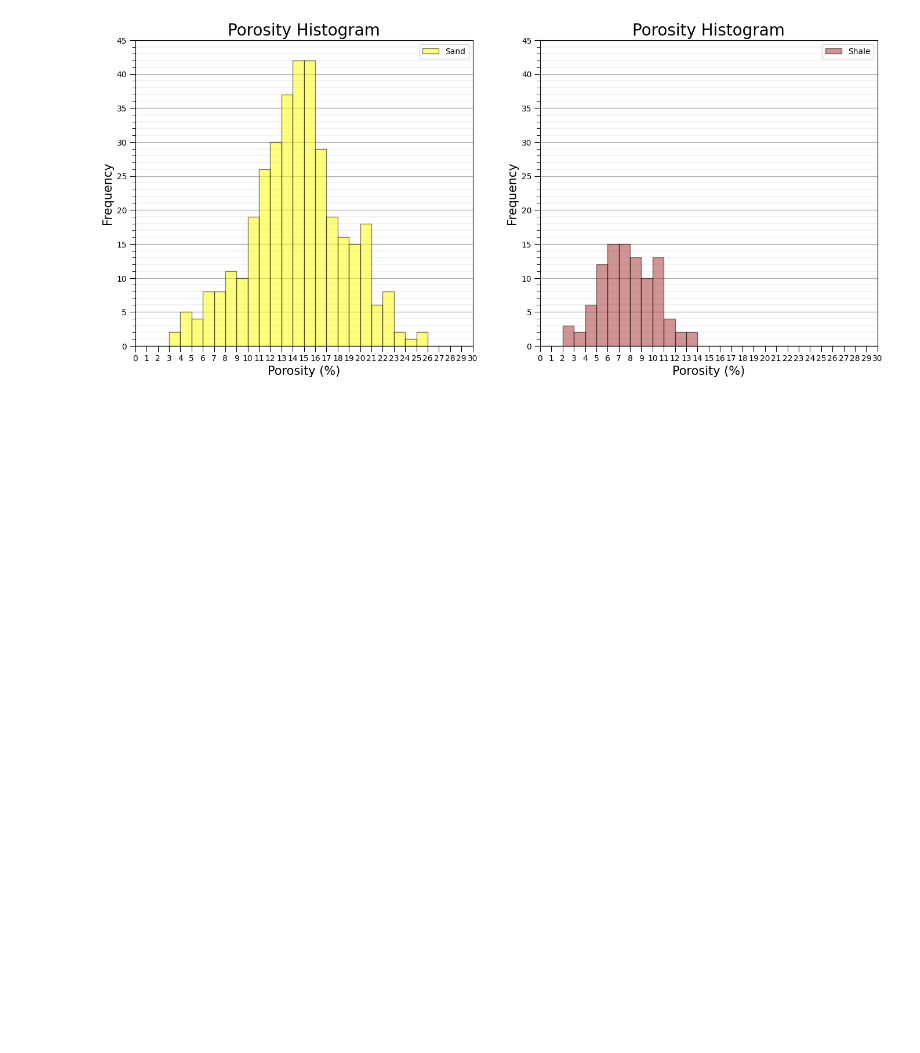
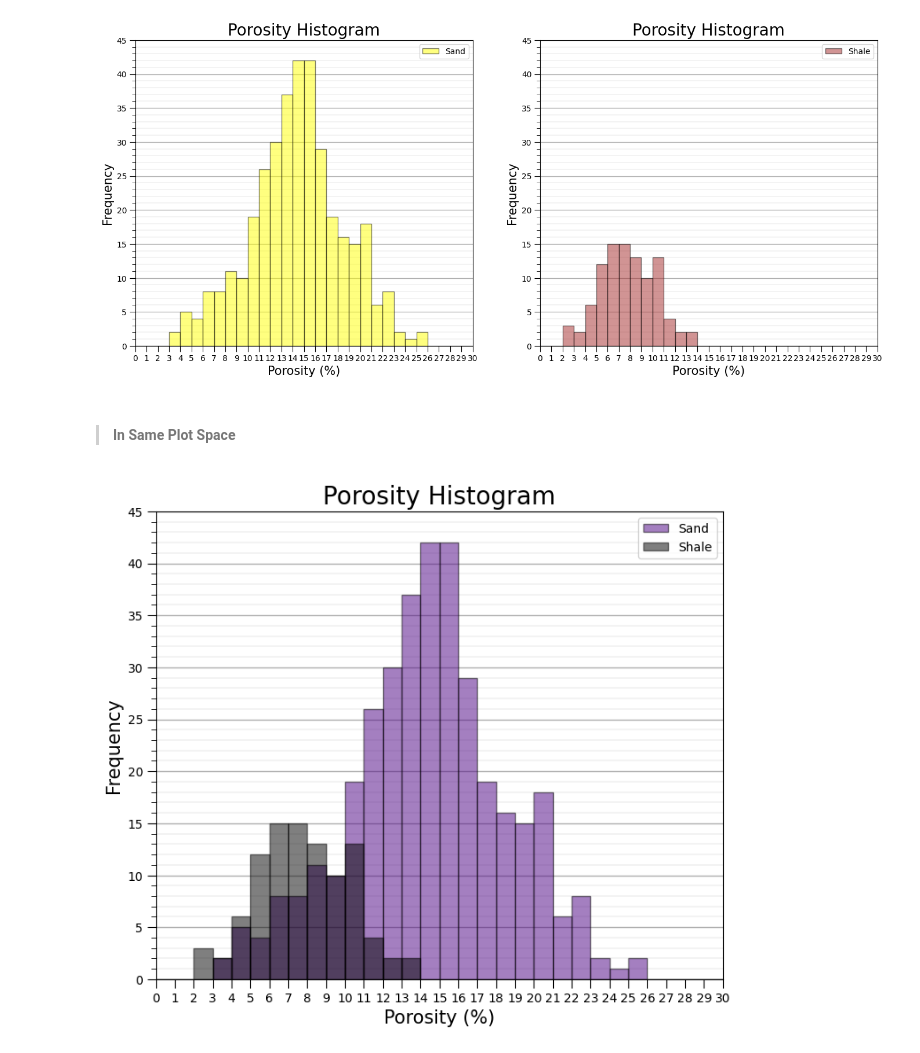
Before and after one commit to aaditya29/Quantitative-Finance-With-Python, a Jupyter notebook: 05-Data Science Basics/03-Univariate Data Visualisation/univariate.ipynb, the cells around one changed output. Saved outputs shown, nothing was run; the diff lists cells and outputs as text; code cells hidden in the pictures; blank space fills up the shorter version.

Commit message:
combining plot in same plot space

```diff
--- a/05-Data Science Basics/03-Univariate Data Visualisation/univariate.ipynb
+++ b/05-Data Science Basics/03-Univariate Data Visualisation/univariate.ipynb
@@ -271,3 +271,15 @@ plt.subplots_adjust(left=0.0, bottom=0.0, right=2.0, wspace=0.2, top=1.1)
 plt.show() # setting plot size
 # %% [output]
 [figure]
+# %% [markdown]
+> #### In Same Plot Space
+# %%
+plt.hist(x=sand, color='indigo', alpha=0.5, edgecolor='black',bins=np.linspace(0, 30, 31), label='Sand')  # improved histogram
+plt.hist(x=shale, color='black', alpha=0.5, edgecolor='black', bins=np.linspace(0, 30, 31), label='Shale')  # improved histogram
+plt.legend()
+format_hist()
+
+plt.subplots_adjust(left=0.0, bottom=0.0, right=1.0, top=1.1)
+plt.show() # setting plot size
+# %% [output]
+[figure, added]
```
